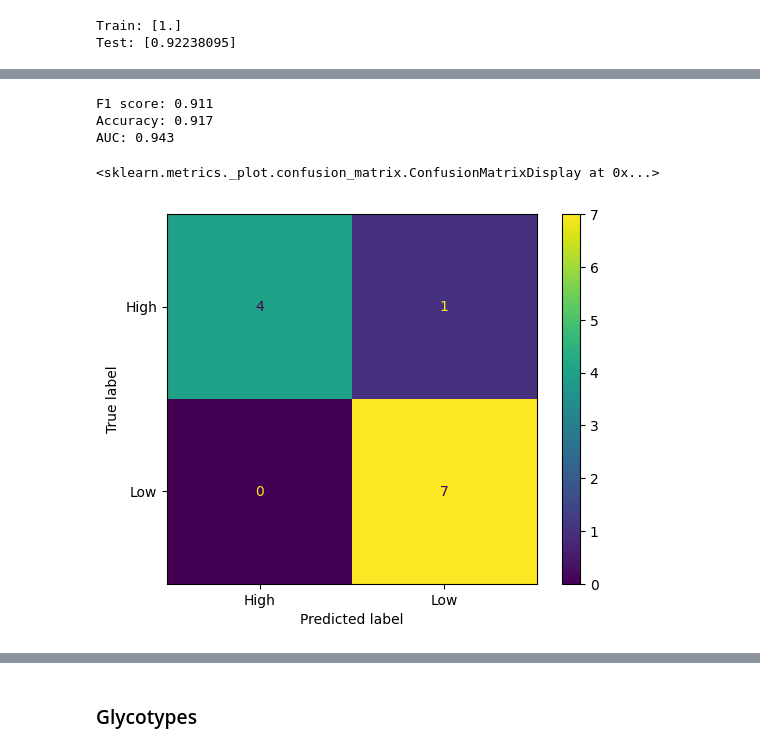
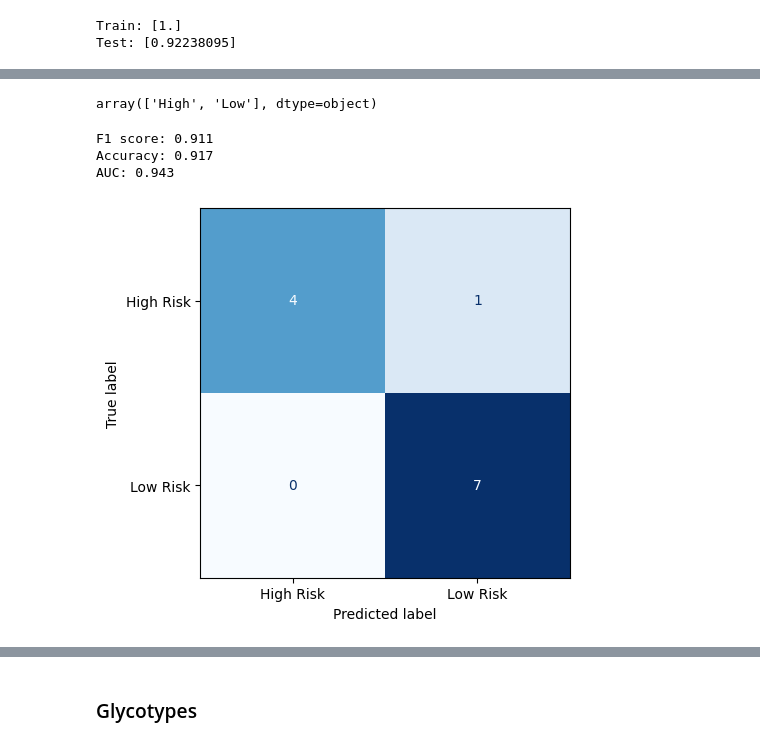
Before and after one commit to kmartinez834/Masters-Thesis, a Jupyter notebook: ccrcc_glycoproteomic/jupyter_notebooks/ccrcc_all_models.ipynb, the cells around one changed output, grey strips where cells are left out. Saved outputs shown, nothing was run; the diff lists cells and outputs as text; code cells hidden in the pictures.

Commit message:
figure generation

```diff
--- a/ccrcc_glycoproteomic/jupyter_notebooks/ccrcc_all_models.ipynb
+++ b/ccrcc_glycoproteomic/jupyter_notebooks/ccrcc_all_models.ipynb
@@ -276,7 +296,7 @@ def def_features(subset):
     elif subset == 'glycosite':
         return get_glycosites()
 # %%
-glyco_df = def_features('glycosite')  # Options: 'glycoform','glycotype','glycosite'
+glyco_df = def_features('glycoform')  # Options: 'glycoform','glycotype','glycosite'
 
 df_model = target_df[['risk']].join(glyco_df)
 df_model.shape
@@ -308,13 +328,14 @@ target = "risk"
 
 le = LabelEncoder()
 
-df_model[target] = le.fit_transform(df_model[target])
+df_model_le = df_model.copy(deep=True)
+df_model_le[target] = le.fit_transform(df_model[target])
 
 classes = le.classes_
 # %%
-X = df_model.drop(columns=[target]).reset_index(drop=True)
-y = np.array(df_model[target])
+X = df_model_le.drop(columns=[target]).reset_index(drop=True)
+y = np.array(df_model_le[target])
 # %%
-df_model.reset_index(drop=True,inplace=True)
-df_model.head()
+df_model_le.reset_index(drop=True,inplace=True)
+df_model_le.head()
 # %% [output]
@@ -464,16 +514,20 @@ all_glycoform_model.best_estimator_[:-1].get_feature_names_out()
+# %%
+le.classes_
+# %% [output]
+array(['High', 'Low'], dtype=object)
 # %%
 preds = all_glycoform_model.predict(X_test)
 pred_proba = all_glycoform_model.predict_proba(X_test)
 
 print (f'F1 score: {f1_score(y_test, preds, average="macro"):.3f}')
 print (f'Accuracy: {accuracy_score(y_test, preds):.3f}')
 print (f'AUC: {roc_auc_score(y_test, pred_proba[:,1]):.3f}')
 
 conf_m = confusion_matrix(y_test, preds)
-ConfusionMatrixDisplay(conf_m,display_labels=classes).plot()
+disp = ConfusionMatrixDisplay.from_predictions(y_test, preds,display_labels=["High Risk","Low Risk"],colorbar=False, cmap=plt.cm.Blues)
+plt.show()
 # %% [output]
 F1 score: 0.911
 Accuracy: 0.917
 AUC: 0.943
-<sklearn.metrics._plot.confusion_matrix.ConfusionMatrixDisplay at 0x...>
-[figure, old version]
+[figure, new version]
```
Also changed, not shown: parts of 43 cells of this notebook, 2 other files.
